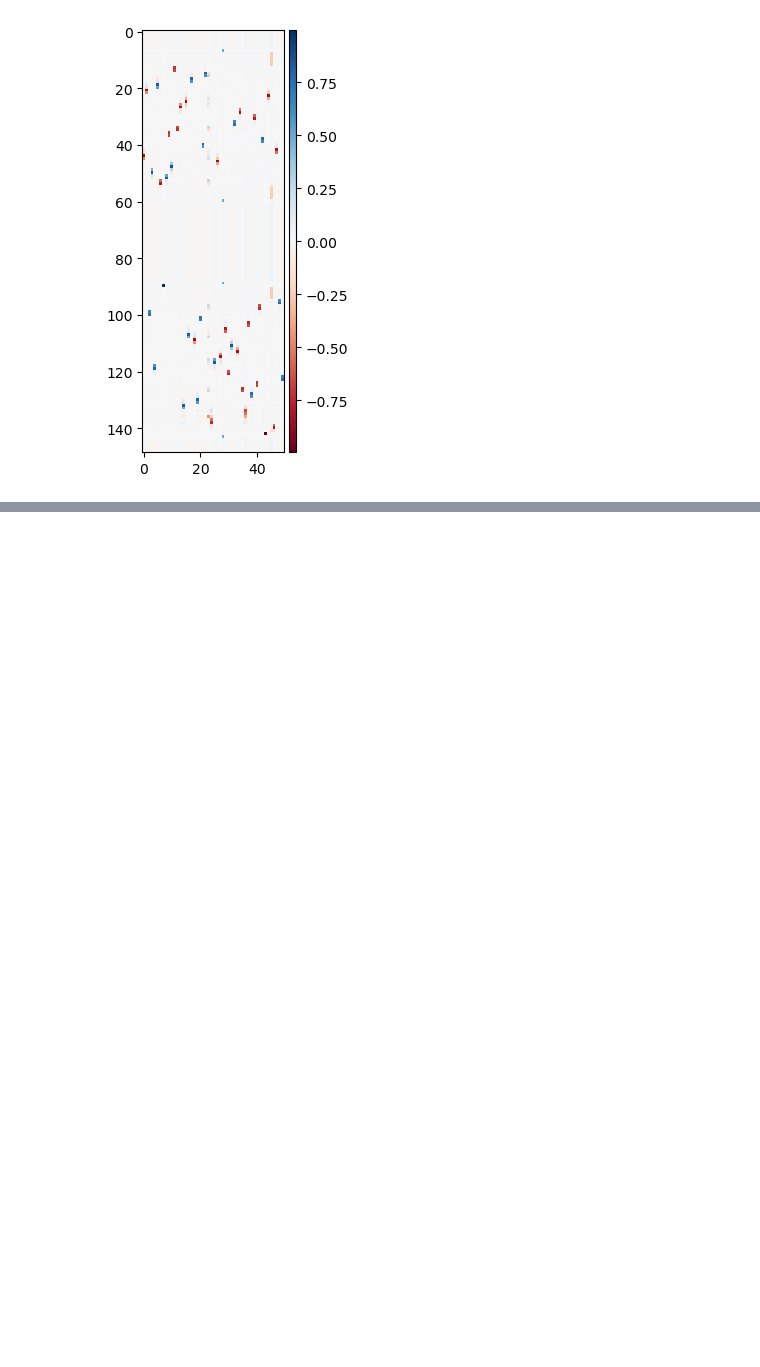
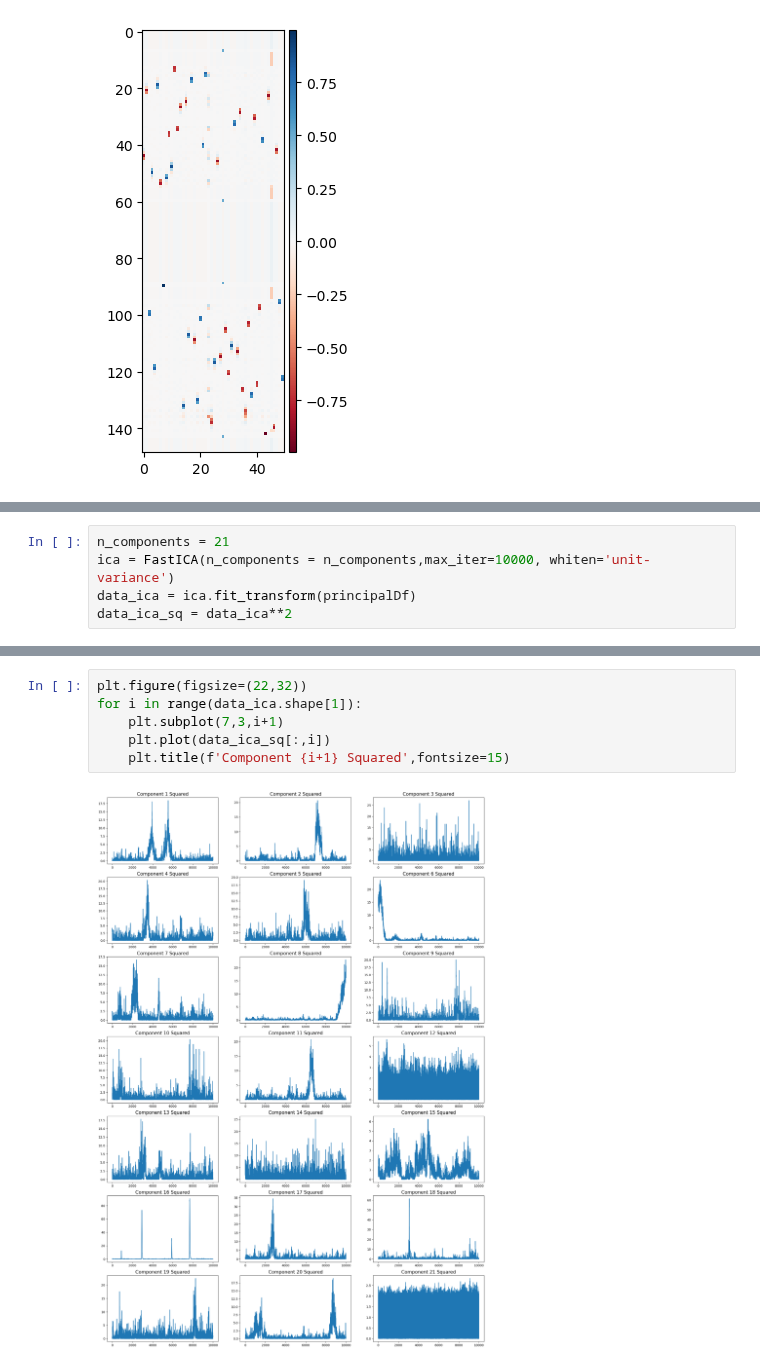
Before and after one commit to AprendizajeProfundo/diplomado-ciencia-de-datos, a Jupyter notebook: Reduccion-dimension-visualizacion/Cuadernos/rd_0040_ICA.ipynb, the cells around one changed output, grey strips where cells are left out. Drawn from its saved outputs; the diff is of its cells as text; blank space fills up the shorter version.

```diff
--- a/Reduccion-dimension-visualizacion/Cuadernos/rd_0040_ICA.ipynb
+++ b/Reduccion-dimension-visualizacion/Cuadernos/rd_0040_ICA.ipynb
@@ -215,0 +308,5 @@ show()
+# %%
+n_components = 21
+ica = FastICA(n_components = n_components,max_iter=10000, whiten='unit-variance')
+data_ica = ica.fit_transform(principalDf)
+data_ica_sq = data_ica**2
@@ -215,0 +317,8 @@ show()
+# %%
+plt.figure(figsize=(22,32))
+for i in range(data_ica.shape[1]):
+    plt.subplot(7,3,i+1)
+    plt.plot(data_ica_sq[:,i])
+    plt.title(f'Component {i+1} Squared',fontsize=15)
+# %% [output]
+[figure, added]
```
Also changed, not shown: parts of 20 cells of this notebook, 3 other files.
